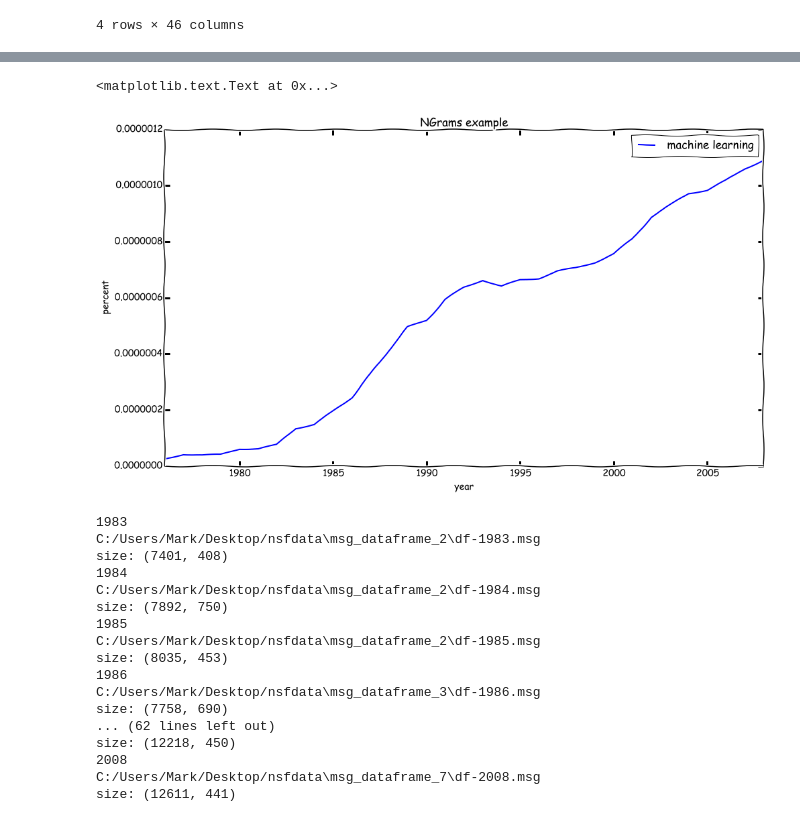
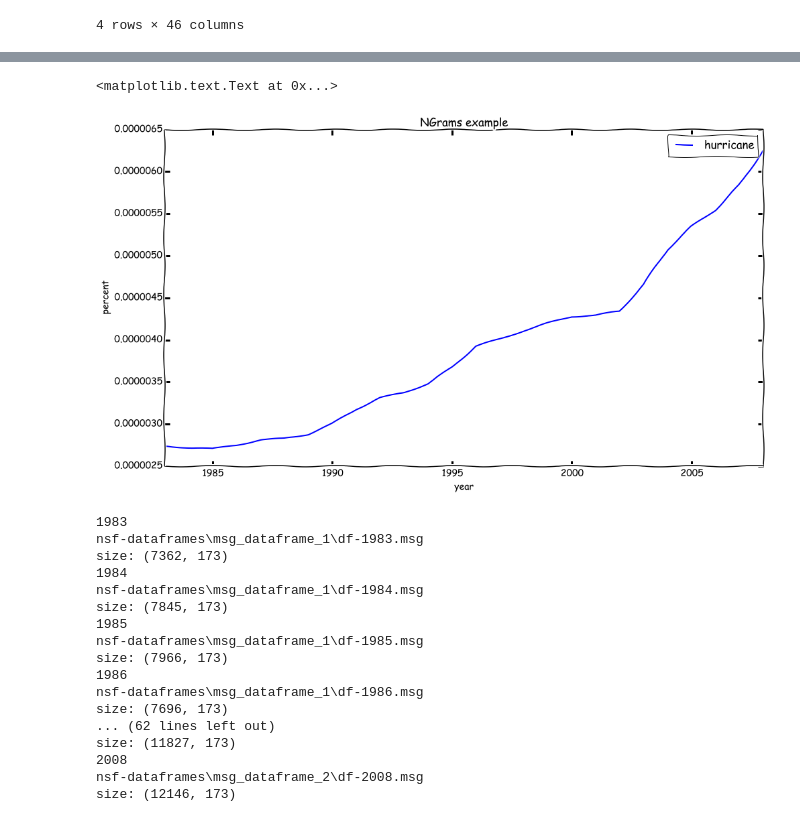
Before and after one commit to realmichaelzyy/cs249project, a Jupyter notebook: MarksTestNotebook.ipynb, the cells around one changed output, grey strips where cells are left out. Drawn from its saved outputs; the diff is of its cells as text; code cells hidden in the pictures.

```diff
--- a/MarksTestNotebook.ipynb
+++ b/MarksTestNotebook.ipynb
@@ -119,7 +133,7 @@ SVG(filename='awards_map.svg')
 #seems to require spoofing a browser, and logging into a google account before retrieving data..
 #we will opt for google ngrams, as seen below.
 #============================================================================
-QUERY_TERMS = ['nanotechnology','radar','gps','neural%20networks']
+QUERY_TERMS = ['machine%20learning']
 import json
 import re
 import urllib2
@@ -178,4 +192,6 @@ rows = map(lambda x: [k['v'] for k in x['c']], timeseries['table']['rows'])
 df = pd.DataFrame(rows, columns=columns)
 df.set_index('Date', inplace=True)
 df.plot(figsize=(16, 8))
+pylab.title('GOOGLE TRENDS EXAMPLE')
+pylab.ylabel('popularity')
 # %% [output]
@@ -331,17 +349,21 @@ def runQuery(argumentString):
             print warningMessage
     return df
 # %%
-quer = runQuery("machine learning")
+#Here is a simple NGrams example using the function defined above (runQuery).
+#==========================================
+quer = runQuery('Hurricane')
 quer.set_index('year',inplace=True)
 #using dates for which we have NSF abstract information
-quer.plot(xlim=(1976,2008))
+quer.plot(xlim=(1983,2008))
 pylab.ylabel('percent')
 pylab.title('NGrams example')
 # %% [output]
 <matplotlib.text.Text at 0x...>
-[figure, old version]
+[figure, new version]
 # %%
 #working with the XML nsf data which contains abstracts
+#note: overriding the "pieces" list created above with different data now.
+#=====================================================================
 import re
 import glob
 
@@ -353,36 +375,39 @@ pieces = [];
 
 yob_filename_re = re.compile(r"df\-(\d{4})")
 
-#this is a hardcoded path... they wouldn't fit in my dropbox folder.
-#change this accordingly...
-yobs = glob.glob("C:/Users/Mark/Desktop/nsfdata/*/*.msg")
+#this is a hardcoded path, change it accordingly.
+yobs = glob.glob("nsf-dataframes/*/*.msg")
 
 for path in yobs:
+    #find the year using regex from the filename
     year = int(yob_filename_re.findall(path)[0])
+    #only select years within the range defined above
     if year >= dateRange[0] and year <= dateRange[1]:
         print(year)
         print(path)
         df = pd.read_pickle(path)
         df['year'] = year
+        #make the column names simpler (remove punctuation, spaces, etc)
+        df.rename(columns=lambda x: re.sub("\\W","",x), inplace=True)
         pieces.append(df)
         print('size: '+str(df.shape))
 
 #now, "pieces" contains each year.
 # %% [output]
 1983
-C:/Users/Mark/Desktop/nsfdata\msg_dataframe_2\df-1983.msg
-size: (7401, 408)
+nsf-dataframes\msg_dataframe_1\df-1983.msg
+size: (7362, 173)
 1984
-C:/Users/Mark/Desktop/nsfdata\msg_dataframe_2\df-1984.msg
-size: (7892, 750)
+nsf-dataframes\msg_dataframe_1\df-1984.msg
+size: (7845, 173)
 1985
-C:/Users/Mark/Desktop/nsfdata\msg_dataframe_2\df-1985.msg
-size: (8035, 453)
+nsf-dataframes\msg_dataframe_1\df-1985.msg
+size: (7966, 173)
 1986
-C:/Users/Mark/Desktop/nsfdata\msg_dataframe_3\df-1986.msg
-size: (7758, 690)
+nsf-dataframes\msg_dataframe_1\df-1986.msg
+size: (7696, 173)
 ... (62 lines left out)
-size: (12218, 450)
+size: (11827, 173)
 2008
-C:/Users/Mark/Desktop/nsfdata\msg_dataframe_7\df-2008.msg
-size: (12611, 441)
+nsf-dataframes\msg_dataframe_2\df-2008.msg
+size: (12146, 173)
```
Also changed, not shown: parts of 9 cells of this notebook, 1 other file.
